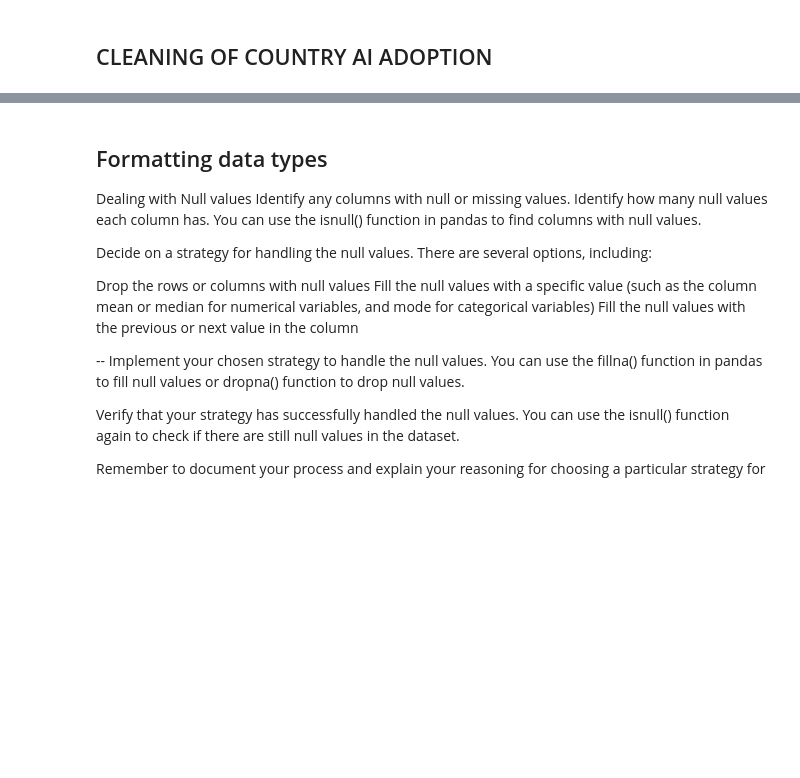
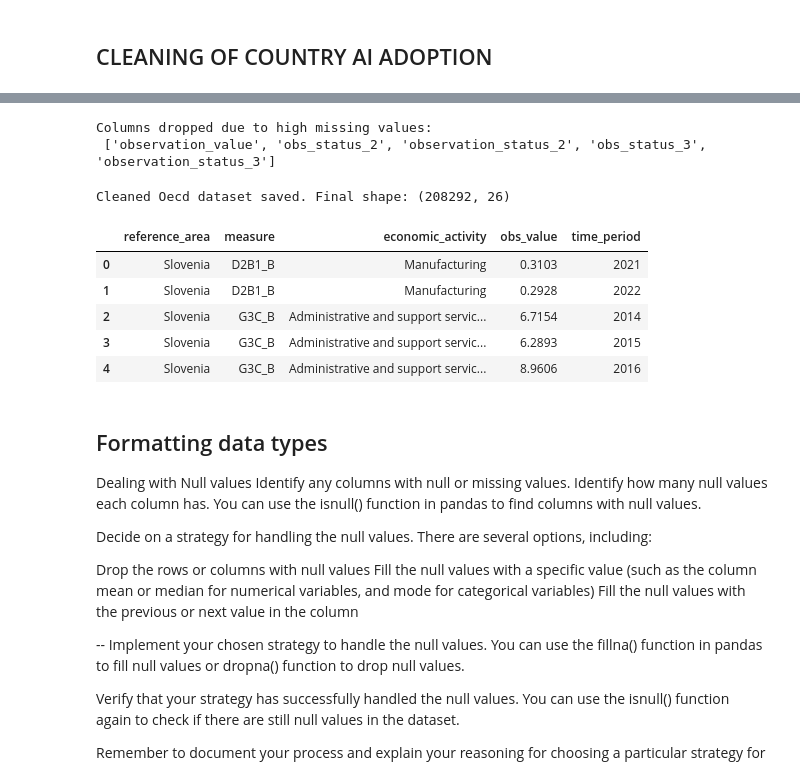
Before and after one commit to isg75/first_project, a Jupyter notebook: notebooks/cleaning_instructions_02.ipynb, the cells around one changed output, grey strips where cells are left out. Drawn from its saved outputs; the diff is of its cells as text; code cells hidden in the pictures; blank space fills up the shorter version.

```diff
--- a/notebooks/cleaning_instructions_02.ipynb
+++ b/notebooks/cleaning_instructions_02.ipynb
@@ -297,0 +461,13 @@ occ_w_df.columns
+# %%
+import numpy as np
+
+columns_to_clean = ['tot_emp', 'h_mean', 'a_mean']
+
+for col in columns_to_clean:
+    occ_w_df[col] = (
+        occ_w_df[col]
+        .astype(str)  # Ensure it's all strings first
+        .str.replace(r'[^\d]', '', regex=True)  # Remove everything that's NOT a digit
+        .replace('', np.nan)  # If anything becomes empty, treat it as NaN
+        .astype(float)  # Or use .astype(int) if you're 100% sure there are no decimals
+    )
@@ -340,7 +550,21 @@ for col in co_ai_adop_df.columns:
         co_ai_adop_df[col] = co_ai_adop_df[col].fillna(mode_val[0] if not mode_val.empty else 'unknown')
     else:
         co_ai_adop_df[col] = co_ai_adop_df[col].fillna(co_ai_adop_df[col].mean())
+# %% [output]
+Columns dropped due to high missing values:
+ ['observation_value', 'obs_status_2', 'observation_status_2', 'obs_status_3', 'observation_status_3']
 # %%
 f = co_ai_adop_df.drop_duplicates().reset_index(drop=True)
 # %%
 print(f"Cleaned Oecd dataset saved. Final shape: {co_ai_adop_df.shape}")
+# %% [output]
+Cleaned Oecd dataset saved. Final shape: (208292, 26)
+# %%
+co_ai_adop_df.head()
+# %% [output]
+|  | reference_area | measure | economic_activity | obs_value | time_period |
+| 0 | Slovenia | D2B1_B | Manufacturing | 0.3103 | 2021 |
+| 1 | Slovenia | D2B1_B | Manufacturing | 0.2928 | 2022 |
+| 2 | Slovenia | G3C_B | Administrative and support servic... | 6.7154 | 2014 |
+| 3 | Slovenia | G3C_B | Administrative and support servic... | 6.2893 | 2015 |
+| 4 | Slovenia | G3C_B | Administrative and support servic... | 8.9606 | 2016 |
```
Also changed, not shown: parts of 30 cells of this notebook, 8 other files.
